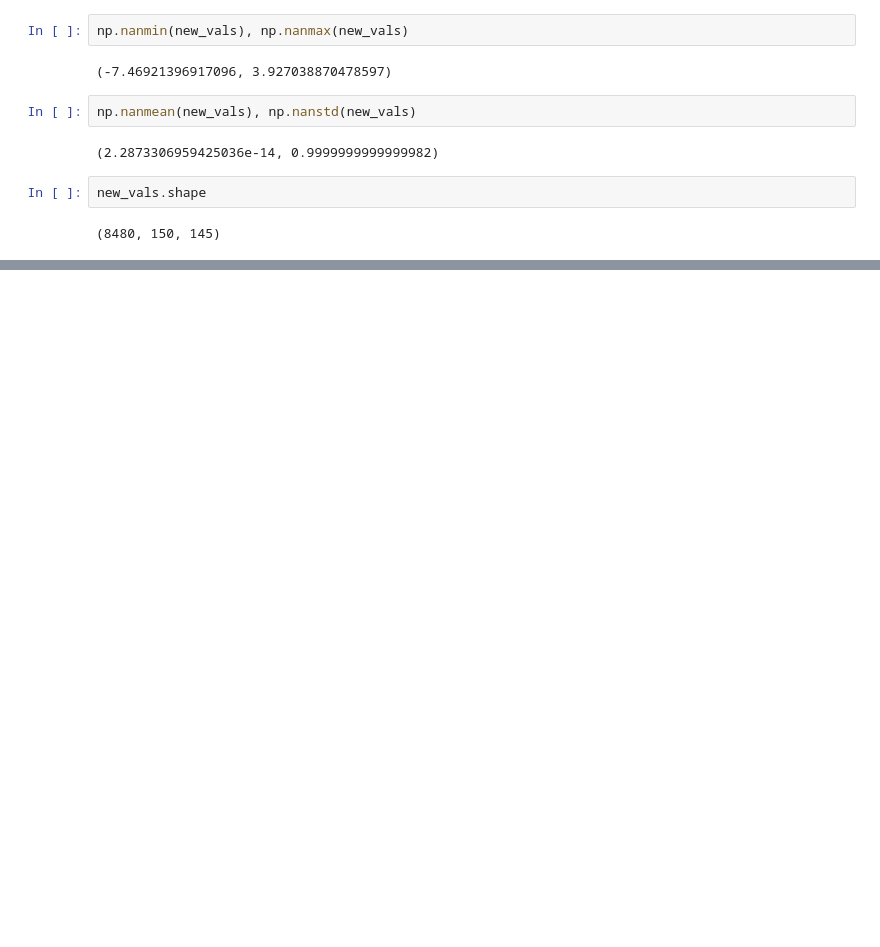
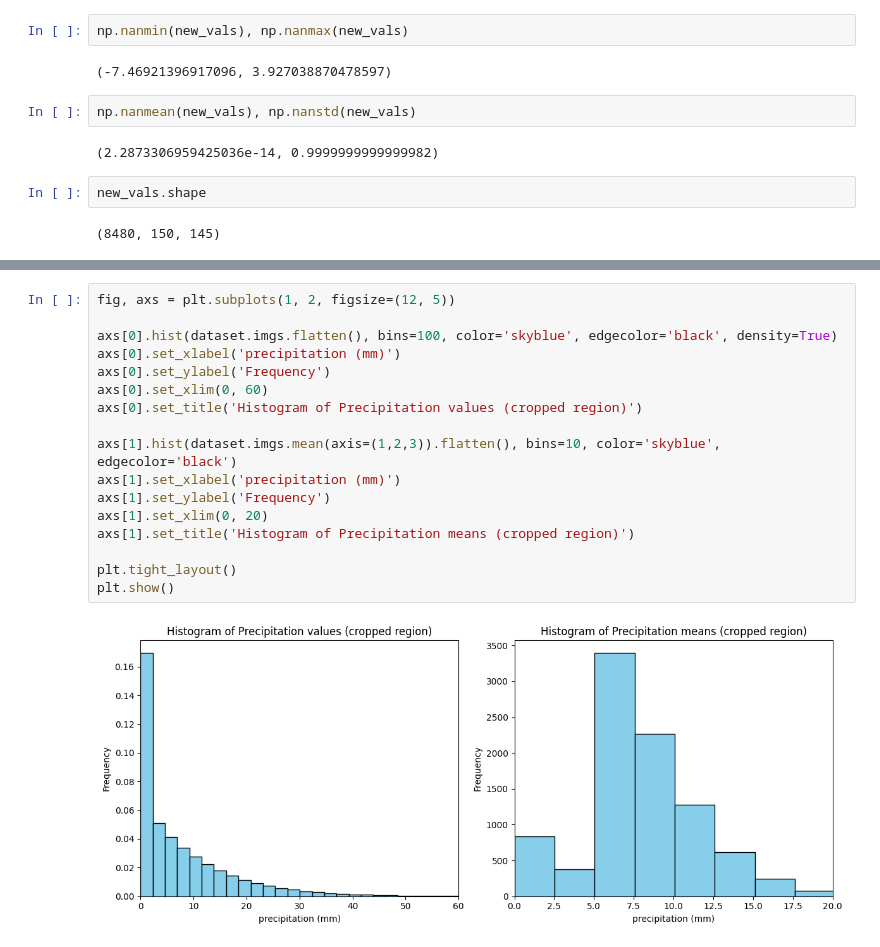
Before and after one commit to Green-AI-Lab-GAIA/climate-clustering, a Jupyter notebook: notebooks/mato_grosso.ipynb, the cells around one changed output, grey strips where cells are left out. Cells and saved outputs as stored; diff of their text form; blank space fills up the shorter version.

```diff
--- a/notebooks/mato_grosso.ipynb
+++ b/notebooks/mato_grosso.ipynb
@@ -74,0 +100,19 @@ dataset.imgs.amin(dim=(0,2,3)), dataset.imgs.amax(dim=(0,2,3))
+# %%
+fig, axs = plt.subplots(1, 2, figsize=(12, 5))
+
+axs[0].hist(dataset.imgs.flatten(), bins=100, color='skyblue', edgecolor='black', density=True)
+axs[0].set_xlabel('precipitation (mm)')
+axs[0].set_ylabel('Frequency')
+axs[0].set_xlim(0, 60)
+axs[0].set_title('Histogram of Precipitation values (cropped region)')
+
+axs[1].hist(dataset.imgs.mean(axis=(1,2,3)).flatten(), bins=10, color='skyblue', edgecolor='black')
+axs[1].set_xlabel('precipitation (mm)')
+axs[1].set_ylabel('Frequency')
+axs[1].set_xlim(0, 20)
+axs[1].set_title('Histogram of Precipitation means (cropped region)')
+
+plt.tight_layout()
+plt.show()
+# %% [output]
+[figure, added]
```
Also changed, not shown: parts of 13 cells of this notebook.
